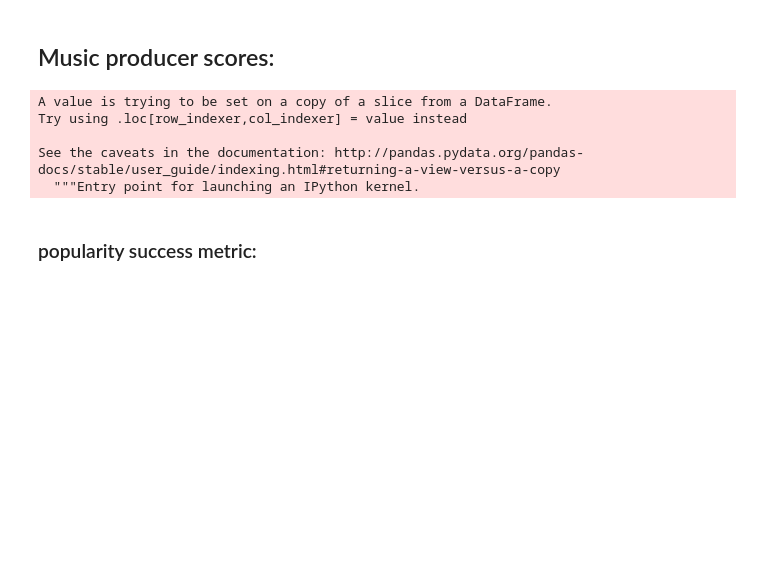
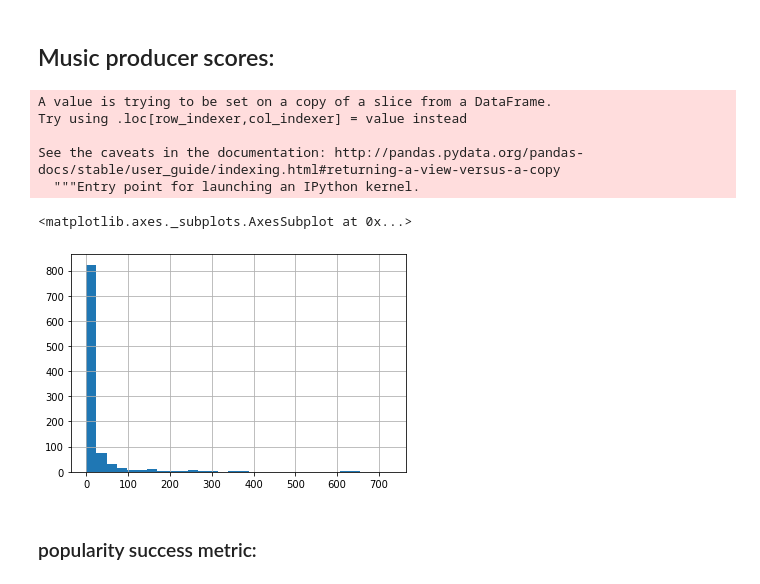
Before and after one commit to Ruchiranga/AD_A-team-project, a Jupyter notebook: Actor_score.ipynb, the cells around one changed output. Saved outputs shown, nothing was run; the diff lists cells and outputs as text; code cells hidden in the pictures; blank space fills up the shorter version.

```diff
--- a/Actor_score.ipynb
+++ b/Actor_score.ipynb
@@ -306,6 +309,11 @@ Try using .loc[row_indexer,col_indexer] = value instead
 
 See the caveats in the documentation: http://pandas.pydata.org/pandas-docs/stable/user_guide/indexing.html#returning-a-view-versus-a-copy
   """Entry point for launching an IPython kernel.
+# %%
+slice_movies['producer_score'].hist(bins=30)
+# %% [output]
+<matplotlib.axes._subplots.AxesSubplot at 0x...>
+[figure, added]
 # %% [markdown]
 ### popularity success metric:
 # %%
```
Also changed, not shown: parts of 18 cells of this notebook.
